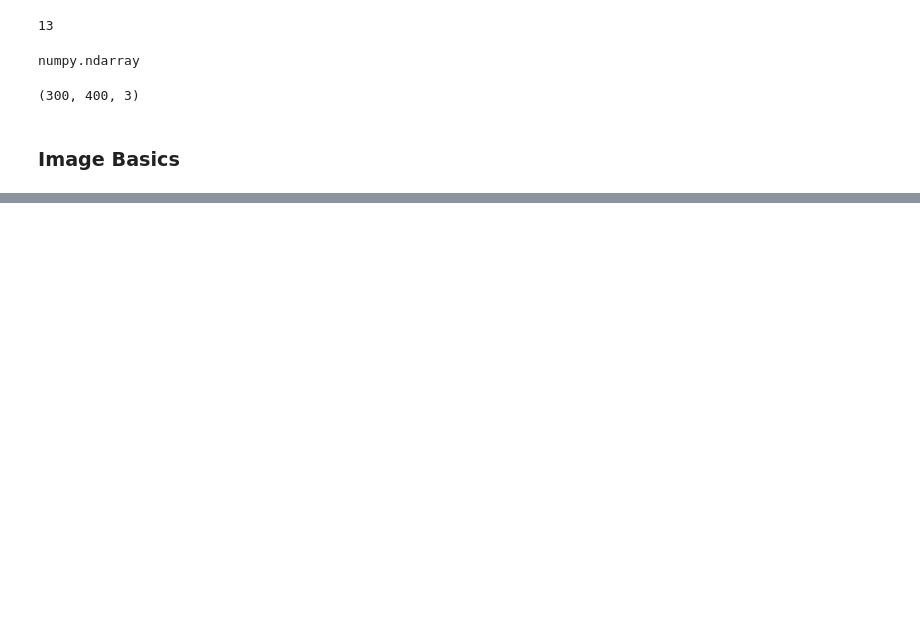
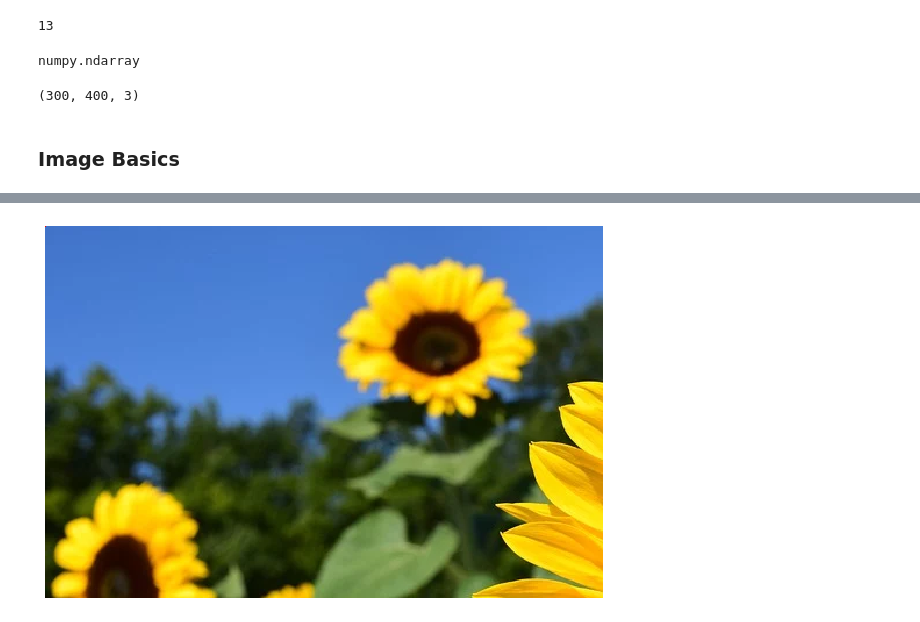
Before and after one commit to KarthikKothareddy/pisgurus, a Jupyter notebook: load_display_save/load_save.ipynb, the cells around one changed output, grey strips where cells are left out. Cells and saved outputs as stored; diff of their text form; code cells hidden in the pictures; blank space fills up the shorter version.

```diff
--- a/load_display_save/load_save.ipynb
+++ b/load_display_save/load_save.ipynb
@@ -54,0 +55,10 @@ display(image, True)
+# %%
+# access portions of an image through slicing
+
+# get the center by getting half from both co-ordinates
+(cX, cY) = (w//2, h//2)
+
+# select top left half
+display(image[0:cY, 0:cX])
+# %% [output]
+[figure, added]
```
Also changed, not shown: parts of 8 cells of this notebook.
